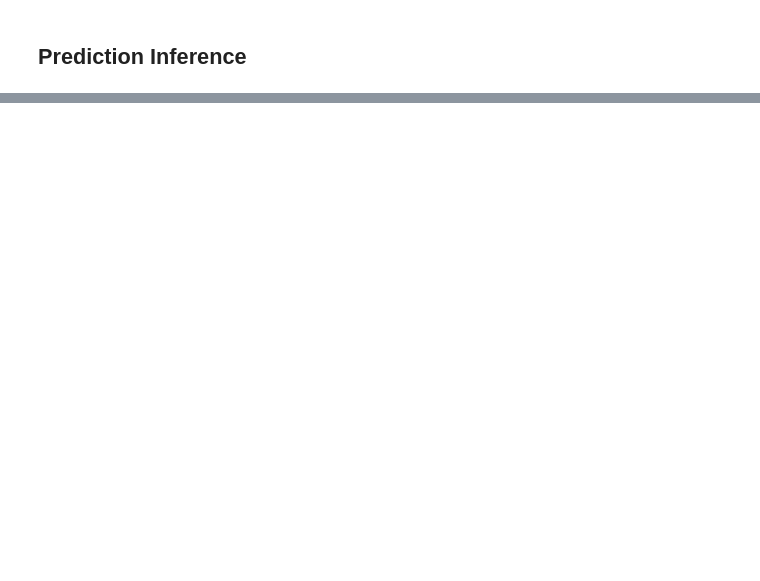
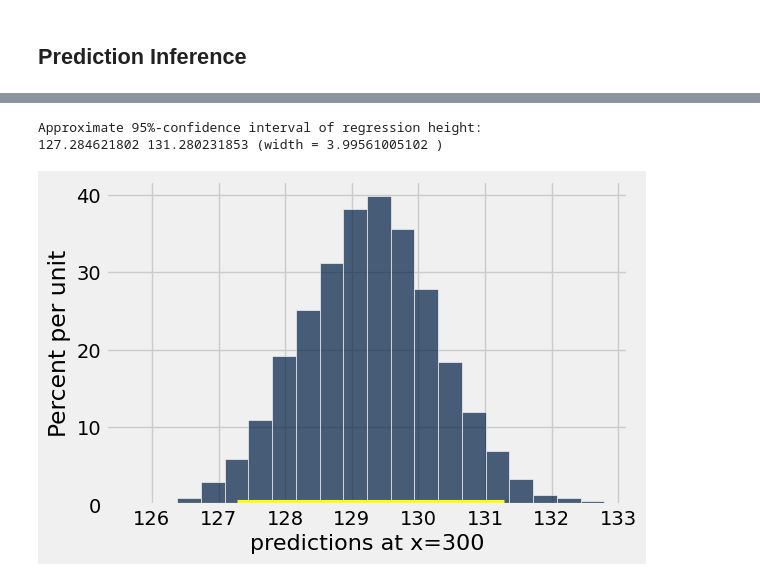
Before and after one commit to ciretorres/python, a Jupyter notebook: data8.3x/week3/sec07_regression_inference.ipynb, the cells around one changed output, grey strips where cells are left out. Cells and saved outputs as stored; diff of their text form; code cells hidden in the pictures; blank space fills up the shorter version.

```diff
--- a/data8.3x/week3/sec07_regression_inference.ipynb
+++ b/data8.3x/week3/sec07_regression_inference.ipynb
@@ -86,0 +165,28 @@ draw_and_compare(2, -5, 1000)
+# %%
+def bootstrap_prediction(table, x, y, new_x, repetitions=5000):
+
+    # Bootstrap resampling
+    predictions = []
+    for i in np.arange(repetitions):
+        resample = table.sample()
+        a = slope(resample, x, y)
+        b = intercept(resample, x, y)
+        predicted_y = a * new_x + b
+        predictions.append(predicted_y)
+
+    # Find the ends of the approximate 95% prediction interval
+    left = percentile(2.5, predictions)
+    right = percentile(97.5, predictions)
+
+    # Display results
+    Table().with_column('Prediction', predictions).hist(bins=20)
+    plots.xlabel('predictions at x='+str(new_x))
+    plots.plot([left, right], [0, 0], color='yellow', lw=8);
+    print('Approximate 95%-confidence interval of regression height:')
+    print(left, right, '(width =', right - left, ')')
+
+bootstrap_prediction(baby, 'Gestational Days', 'Birth Weight', 300)
+# %% [output]
+Approximate 95%-confidence interval of regression height:
+127.284621802 131.280231853 (width = 3.99561005102 )
+[figure, added]
```
Also changed, not shown: parts of 13 cells of this notebook.
